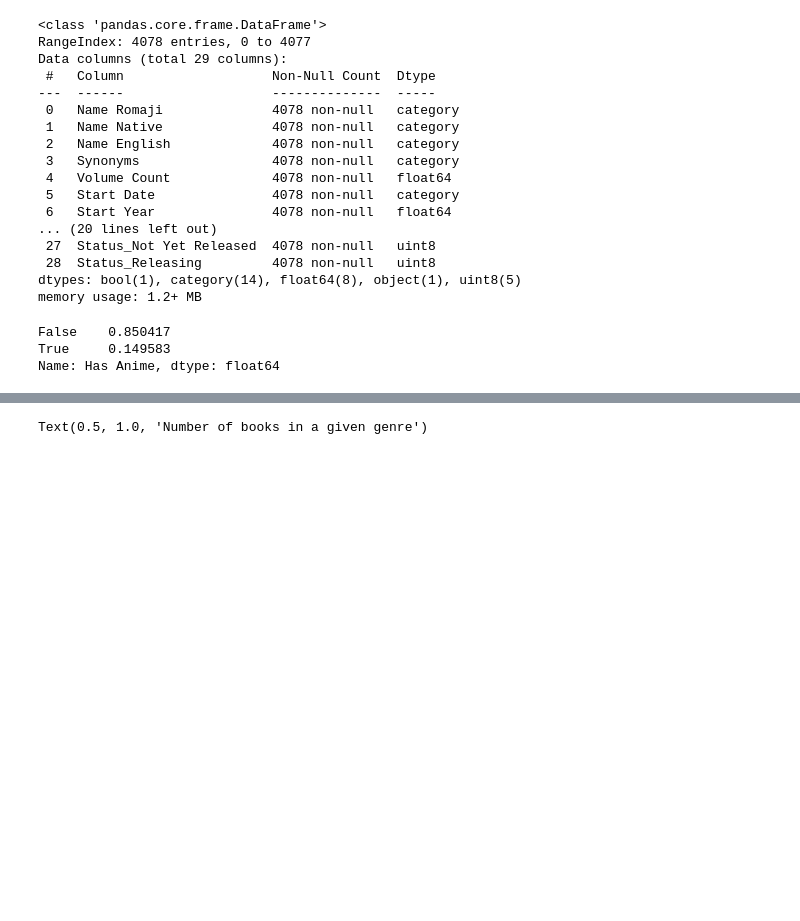
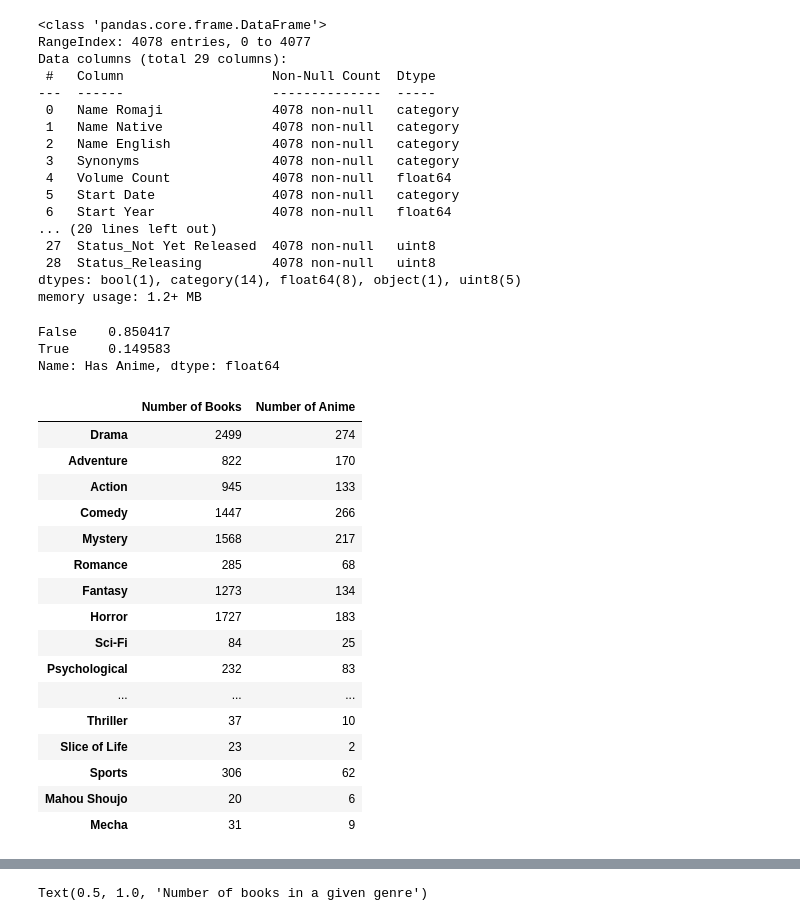
Before and after one commit to Shahars71/Data-Sciences-Project, a Jupyter notebook: Data Science _Our Main Project .ipynb, the cells around one changed output, grey strips where cells are left out. Saved outputs shown, nothing was run; the diff lists cells and outputs as text; code cells hidden in the pictures; blank space fills up the shorter version.

```diff
--- a/Data Science _Our Main Project .ipynb
+++ b/Data Science _Our Main Project .ipynb
@@ -177,4 +178,54 @@ df['Has Anime'].value_counts(normalize=True)
 False    0.850417
 True     0.149583
 Name: Has Anime, dtype: float64
+# %%
+gen_names = ['Drama', 'Adventure', 'Action', 'Comedy', 'Mystery','Romance','Fantasy','Horror','Sci-Fi',
+                'Psychological','Ecchi','Supernatural','Music','Thriller','Slice of Life','Sports','Mahou Shoujo','Mecha','No Genre']
+gen_num_books = [0,0,0,0,0,0,0,0,0,0,0,0,0,0,0,0,0,0,0]
+gen_num_anime = [0,0,0,0,0,0,0,0,0,0,0,0,0,0,0,0,0,0,0]
+
+for g in df["Genre_One"]:
+    gen_num_books[g]+= 1
+
+for g2 in df["Genre_Two"]:
+    gen_num_books[g2]+= 1
+
+for g3 in df["Genre_Three"]:
+    gen_num_books[g3]+= 1
+
+
+for ai, a1 in df.iterrows():
+    gen_num_anime[a1["Genre_One"]] += a1["Has Anime"]
+    gen_num_anime[a1["Genre_Two"]] += a1["Has Anime"]
+    gen_num_anime[a1["Genre_Three"]] += a1["Has Anime"]
+
+
+gen_data = {"Genre Names":gen_names,
+            "Number of Books":gen_num_books,
+            "Number of Anime":gen_num_anime,
+                                                }
+gen_df = pd.DataFrame({'Number of Books':gen_num_books,
+                       'Number of Anime':gen_num_anime},
+                      index = gen_names)
+
+gen_df = gen_df.drop(labels = ['No Genre'],axis = 0)
+gen_df
+# %% [output]
+|  | Number of Books | Number of Anime |
+| Drama | 2499 | 274 |
+| Adventure | 822 | 170 |
+| Action | 945 | 133 |
+| Comedy | 1447 | 266 |
+| Mystery | 1568 | 217 |
+| Romance | 285 | 68 |
+| Fantasy | 1273 | 134 |
+| Horror | 1727 | 183 |
+| Sci-Fi | 84 | 25 |
+| Psychological | 232 | 83 |
+| ... | ... | ... |
+| Thriller | 37 | 10 |
+| Slice of Life | 23 | 2 |
+| Sports | 306 | 62 |
+| Mahou Shoujo | 20 | 6 |
+| Mecha | 31 | 9 |
 # %%
```
Also changed, not shown: parts of 2 cells of this notebook.
